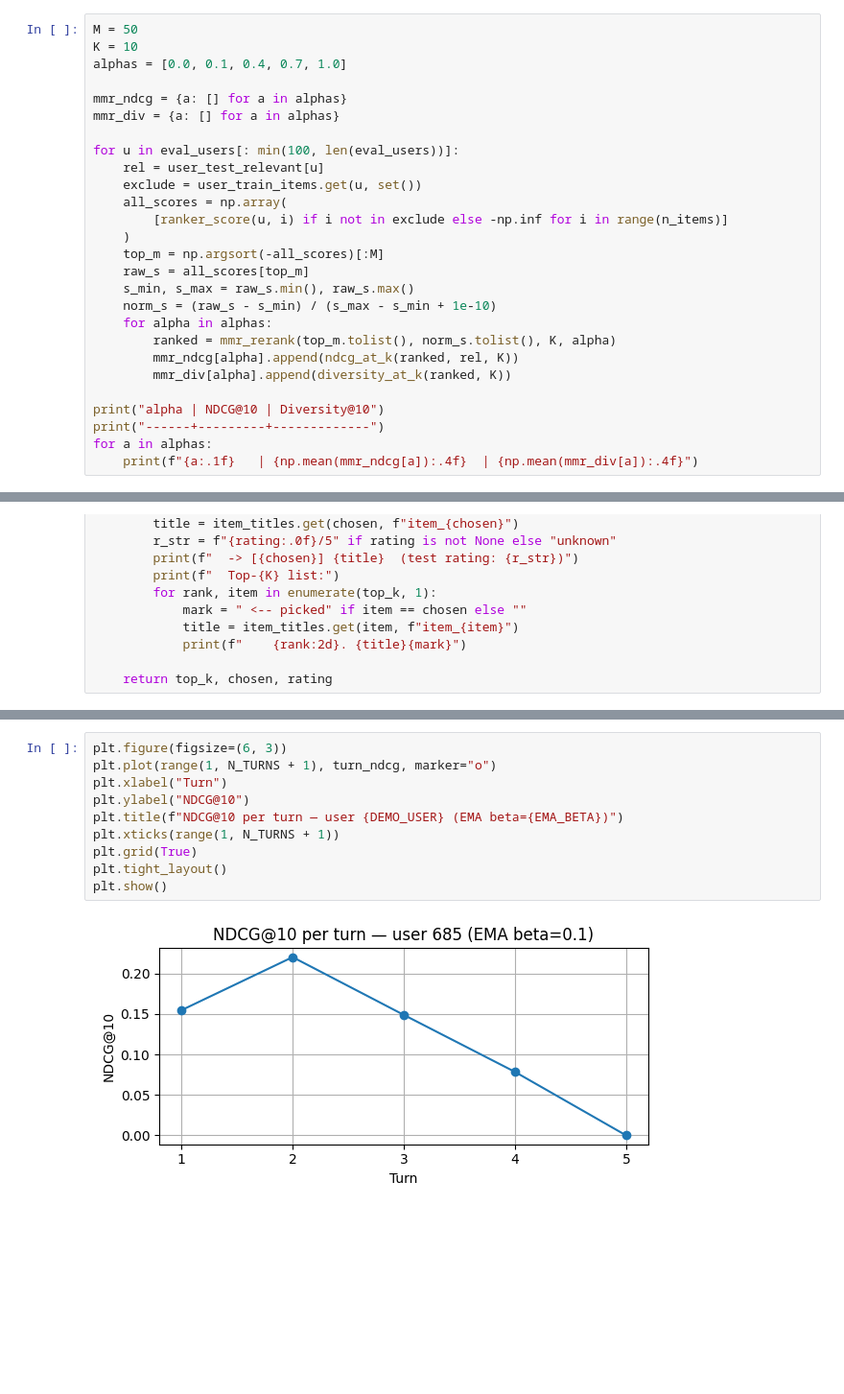
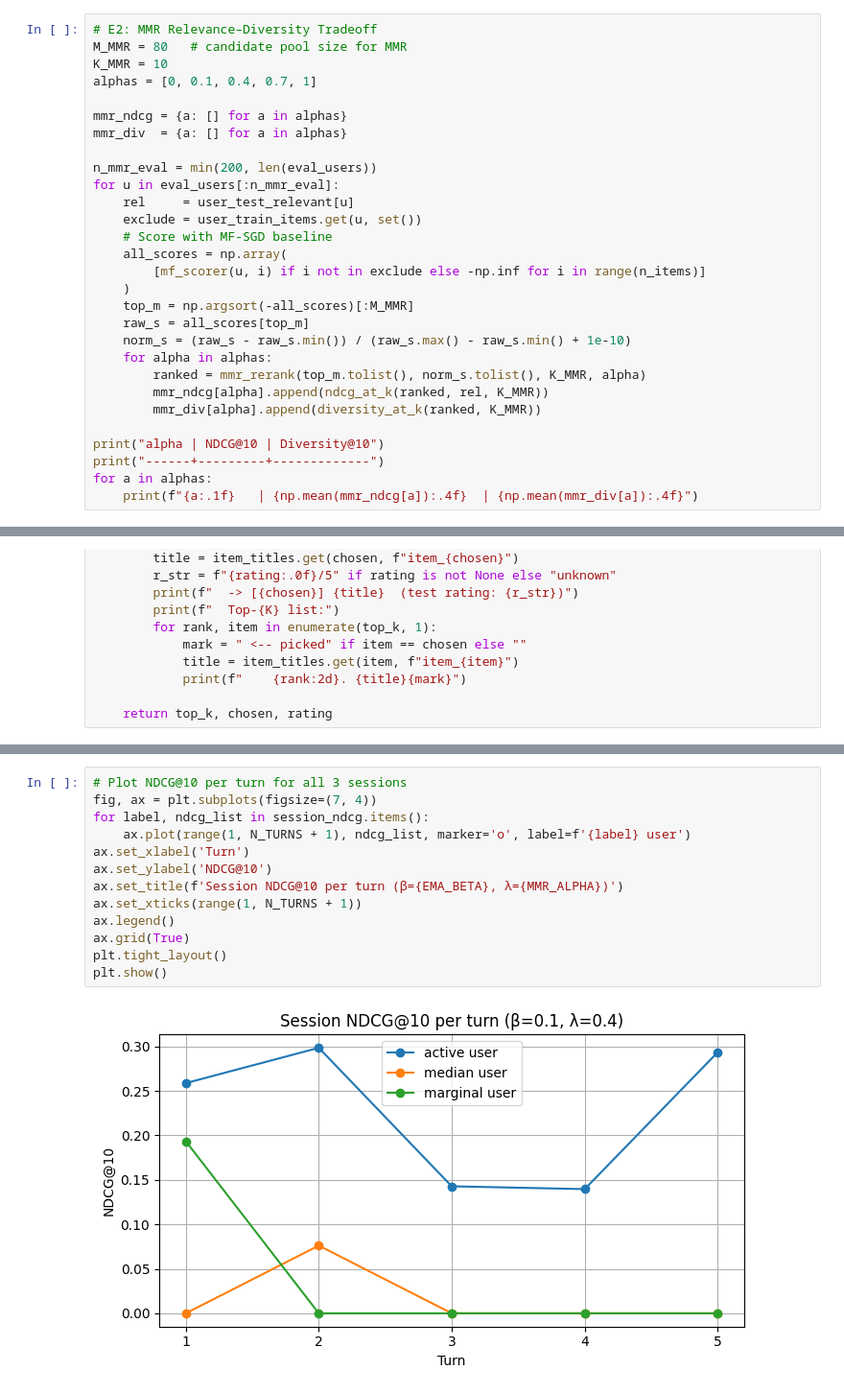
Before and after one commit to TiagoSilva35/CoCreativePipeline, a Jupyter notebook: src/main.ipynb, the cells around one changed output, grey strips where cells are left out. Shown at 96% size. Saved outputs shown, nothing was run; the diff lists cells and outputs as text; blank space fills up the shorter version.

```diff
--- a/src/main.ipynb
+++ b/src/main.ipynb
@@ -803,25 +873,27 @@ MMR helpers defined.
 # %%
-M = 50
-K = 10
-alphas = [0.0, 0.1, 0.4, 0.7, 1.0]
+# E2: MMR Relevance–Diversity Tradeoff
+M_MMR = 80   # candidate pool size for MMR
+K_MMR = 10
+alphas = [0, 0.1, 0.4, 0.7, 1]
 
 mmr_ndcg = {a: [] for a in alphas}
-mmr_div = {a: [] for a in alphas}
+mmr_div  = {a: [] for a in alphas}
 
-for u in eval_users[: min(100, len(eval_users))]:
-    rel = user_test_relevant[u]
+n_mmr_eval = min(200, len(eval_users))
+for u in eval_users[:n_mmr_eval]:
+    rel     = user_test_relevant[u]
     exclude = user_train_items.get(u, set())
+    # Score with MF-SGD baseline
     all_scores = np.array(
-        [ranker_score(u, i) if i not in exclude else -np.inf for i in range(n_items)]
+        [mf_scorer(u, i) if i not in exclude else -np.inf for i in range(n_items)]
     )
-    top_m = np.argsort(-all_scores)[:M]
+    top_m = np.argsort(-all_scores)[:M_MMR]
     raw_s = all_scores[top_m]
-    s_min, s_max = raw_s.min(), raw_s.max()
-    norm_s = (raw_s - s_min) / (s_max - s_min + 1e-10)
+    norm_s = (raw_s - raw_s.min()) / (raw_s.max() - raw_s.min() + 1e-10)
     for alpha in alphas:
-        ranked = mmr_rerank(top_m.tolist(), norm_s.tolist(), K, alpha)
-        mmr_ndcg[alpha].append(ndcg_at_k(ranked, rel, K))
-        mmr_div[alpha].append(diversity_at_k(ranked, K))
+        ranked = mmr_rerank(top_m.tolist(), norm_s.tolist(), K_MMR, alpha)
+        mmr_ndcg[alpha].append(ndcg_at_k(ranked, rel, K_MMR))
+        mmr_div[alpha].append(diversity_at_k(ranked, K_MMR))
 
 print("alpha | NDCG@10 | Diversity@10")
 print("------+---------+-------------")
@@ -1041,12 +1242,15 @@ User 915: 29 relevant items, 1 hits in top-10
 # %%
-plt.figure(figsize=(6, 3))
-plt.plot(range(1, N_TURNS + 1), turn_ndcg, marker="o")
-plt.xlabel("Turn")
-plt.ylabel("NDCG@10")
-plt.title(f"NDCG@10 per turn — user {DEMO_USER} (EMA beta={EMA_BETA})")
-plt.xticks(range(1, N_TURNS + 1))
-plt.grid(True)
+# Plot NDCG@10 per turn for all 3 sessions
+fig, ax = plt.subplots(figsize=(7, 4))
+for label, ndcg_list in session_ndcg.items():
+    ax.plot(range(1, N_TURNS + 1), ndcg_list, marker='o', label=f'{label} user')
+ax.set_xlabel('Turn')
+ax.set_ylabel('NDCG@10')
+ax.set_title(f'Session NDCG@10 per turn (β={EMA_BETA}, λ={MMR_ALPHA})')
+ax.set_xticks(range(1, N_TURNS + 1))
+ax.legend()
+ax.grid(True)
 plt.tight_layout()
 plt.show()
 # %% [output]
-[figure, old version]
+[figure, new version]
```
Also changed, not shown: parts of 17 cells of this notebook, 4 other files.
